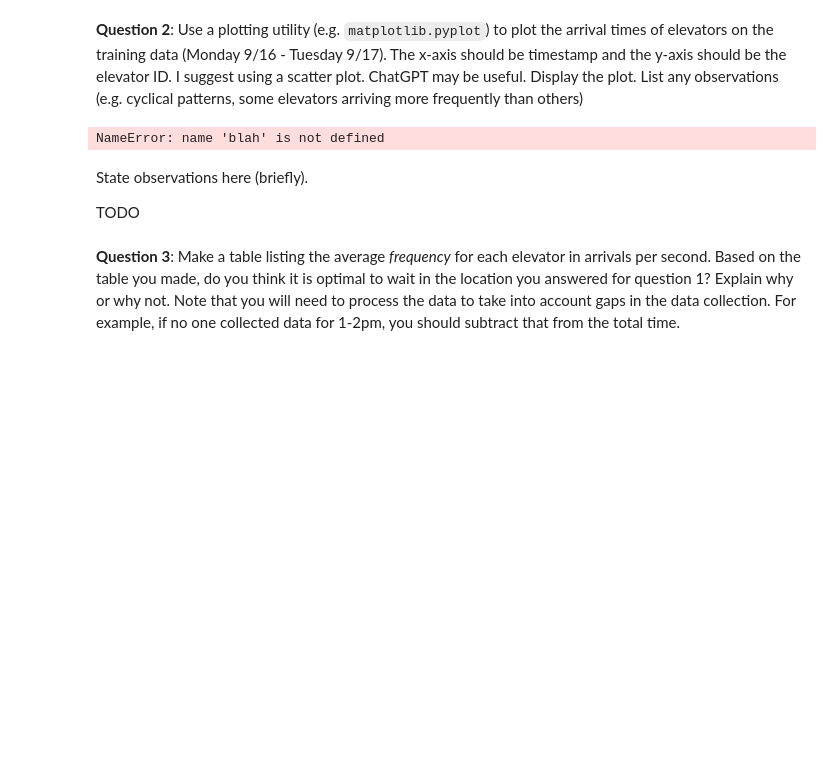
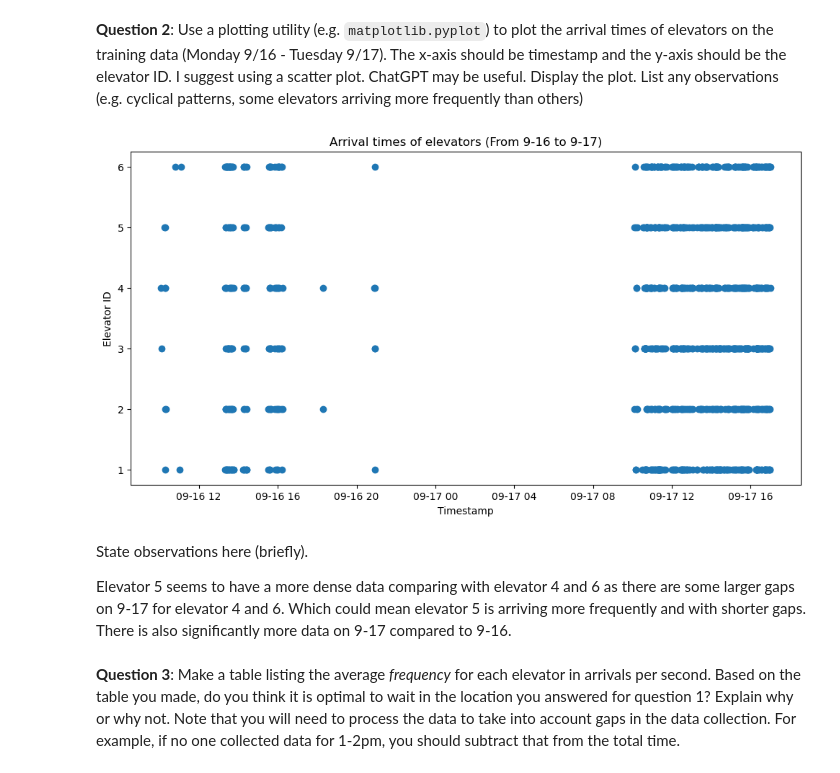
Before and after one commit to michaelliruoxi/mlrx-assignment-1, a Jupyter notebook: assignment1.ipynb, the cells around one changed output. Cells and saved outputs as stored; diff of their text form; code cells hidden in the pictures; blank space fills up the shorter version.

Commit message:
completed question 1-5, question 6 still todo

```diff
--- a/assignment1.ipynb
+++ b/assignment1.ipynb
@@ -55,23 +55,34 @@ ChatGPT may be useful. Display the plot. List any observations
 # %%
 # Code for question 1:
 import matplotlib.pyplot as plt
+import pandas as pd
 
 def make_plot():
     '''
     You will need to read the training data CSV file and do some processing first.
     '''
+    file_path = 'trainingdata.csv'
+    data = pd.read_csv(file_path)
+    data['Timestamp'] = pd.to_datetime(data['Timestamp'], format='%m/%d/%Y %H:%M:%S')
+
+    x = data['Timestamp']
+    y = data['Elevator ID']
+    plt.figure(figsize=(12, 6))
     ### TODO
+    plt.xlabel('Timestamp')
+    plt.ylabel('Elevator ID')
+    plt.title('Arrival times of elevators (From 9-16 to 9-17)')
 
-    plt.plot(blah, blah)
+    plt.scatter(x, y)
     plt.show()
 
 make_plot()
 # %% [output]
-NameError: name 'blah' is not defined
+[figure, added]
-# %% [markdown]
-State observations here (briefly).
-
-TODO
+# %% [markdown]
+State observations here (briefly).
+
+Elevator 5 seems to have a more dense data comparing with elevator 4 and 6 as there are some larger gaps on 9-17 for elevator 4 and 6. Which could mean elevator 5 is arriving more frequently and with shorter gaps. There is also significantly more data on 9-17 compared to 9-16.
 # %% [markdown]
 **Question 3**: Make a table listing the average *frequency*
 for each elevator in arrivals per second.
```
Also changed, not shown: parts of 7 cells of this notebook.
